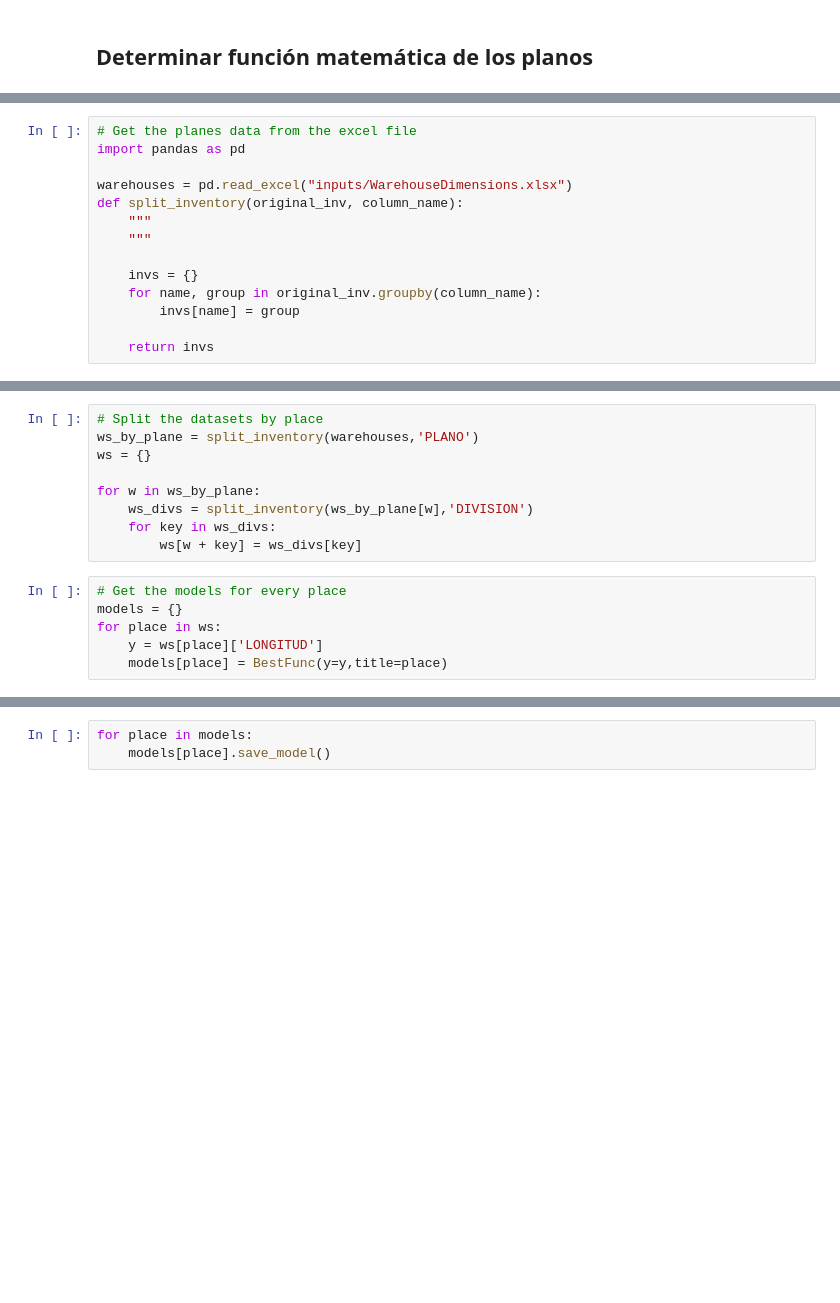
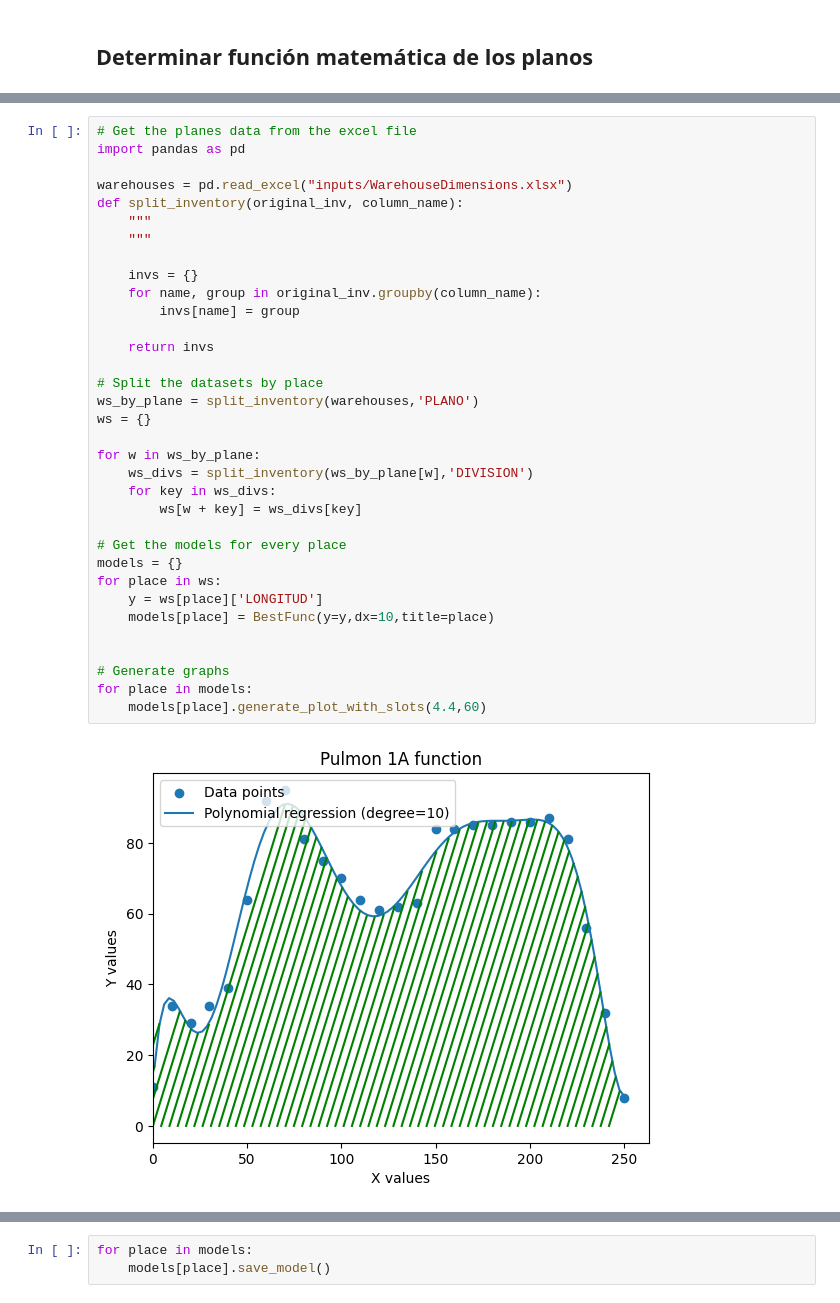
Before and after one commit to erjuran/efficient-warehouse, a Jupyter notebook: data_analysis/planeFunctions.ipynb, the cells around one changed output, grey strips where cells are left out. Saved outputs shown, nothing was run; the diff lists cells and outputs as text; blank space fills up the shorter version.

```diff
--- a/data_analysis/planeFunctions.ipynb
+++ b/data_analysis/planeFunctions.ipynb
@@ -86,14 +142,36 @@ class BestFunc():
 # %%
 # Get the planes data from the excel file
 import pandas as pd
 
 warehouses = pd.read_excel("inputs/WarehouseDimensions.xlsx")
 def split_inventory(original_inv, column_name):
     """
     """
 
     invs = {}
     for name, group in original_inv.groupby(column_name):
         invs[name] = group
 
     return invs
+
+# Split the datasets by place
+ws_by_plane = split_inventory(warehouses,'PLANO')
+ws = {}
+
+for w in ws_by_plane:
+    ws_divs = split_inventory(ws_by_plane[w],'DIVISION')
+    for key in ws_divs:
+        ws[w + key] = ws_divs[key]
+
+# Get the models for every place
+models = {}
+for place in ws:
+    y = ws[place]['LONGITUD']
+    models[place] = BestFunc(y=y,dx=10,title=place)
+
+
+# Generate graphs
+for place in models:
+    models[place].generate_plot_with_slots(4.4,60)
+# %% [output]
+[figure, added]
@@ -100,15 +182,0 @@ def split_inventory(original_inv, column_name):
-# %%
-# Split the datasets by place
-ws_by_plane = split_inventory(warehouses,'PLANO')
-ws = {}
-
-for w in ws_by_plane:
-    ws_divs = split_inventory(ws_by_plane[w],'DIVISION')
-    for key in ws_divs:
-        ws[w + key] = ws_divs[key]
-# %%
-# Get the models for every place
-models = {}
-for place in ws:
-    y = ws[place]['LONGITUD']
-    models[place] = BestFunc(y=y,title=place)
```
Also changed, not shown: parts of 7 cells of this notebook, 20 other files.
